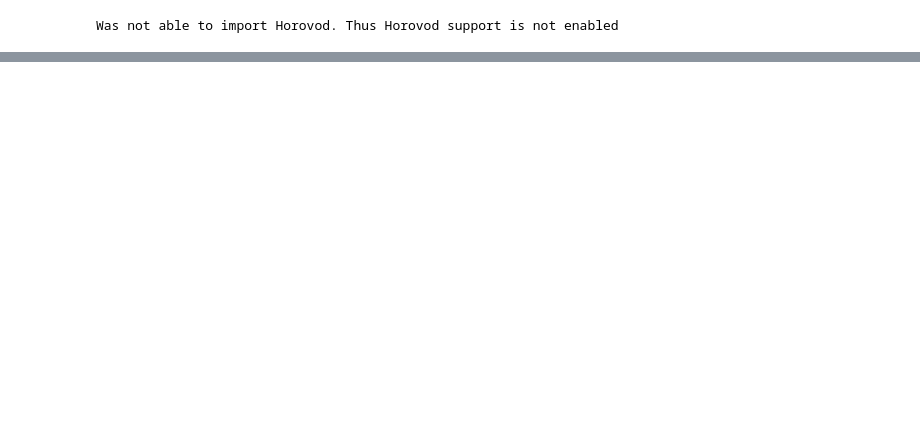
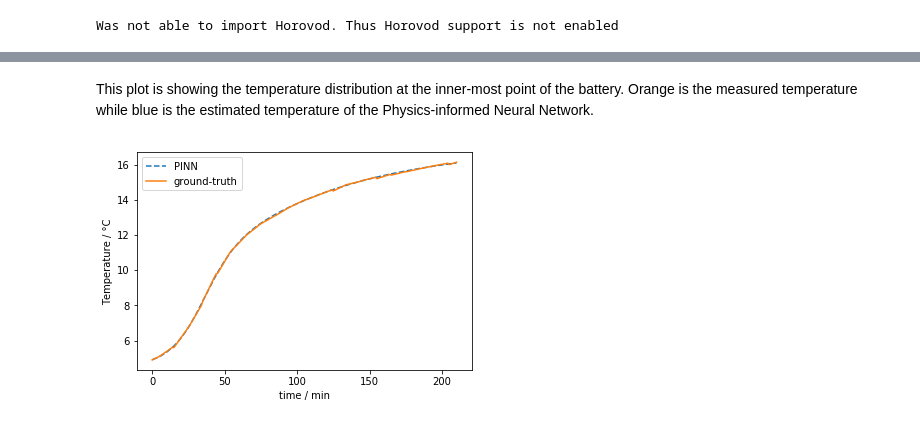
Before and after one commit to Jeyhun1/1D_HeatEquation, a Jupyter notebook: 1D_Heat-Equation.ipynb, the cells around one changed output, grey strips where cells are left out. Cells and saved outputs as stored; diff of their text form; code cells hidden in the pictures; blank space fills up the shorter version.

```diff
--- a/1D_Heat-Equation.ipynb
+++ b/1D_Heat-Equation.ipynb
@@ -228,0 +289,11 @@ Pred u value at x=1: [[ 4.160673 ]
+# %% [markdown]
+This plot is showing the temperature distribution at the inner-most point of the battery. Orange is the measured temperature while blue is the estimated temperature of the Physics-informed Neural Network.
+# %%
+plt.plot(t/60., H_pred[:,-1], '--')
+plt.plot(t/60., u, '-')
+plt.legend(['PINN', 'ground-truth'])
+plt.xlabel('time / min')
+plt.ylabel('Temperature / °C')
+plt.show()
+# %% [output]
+[figure, added]
```
Also changed, not shown: parts of 21 cells of this notebook.
